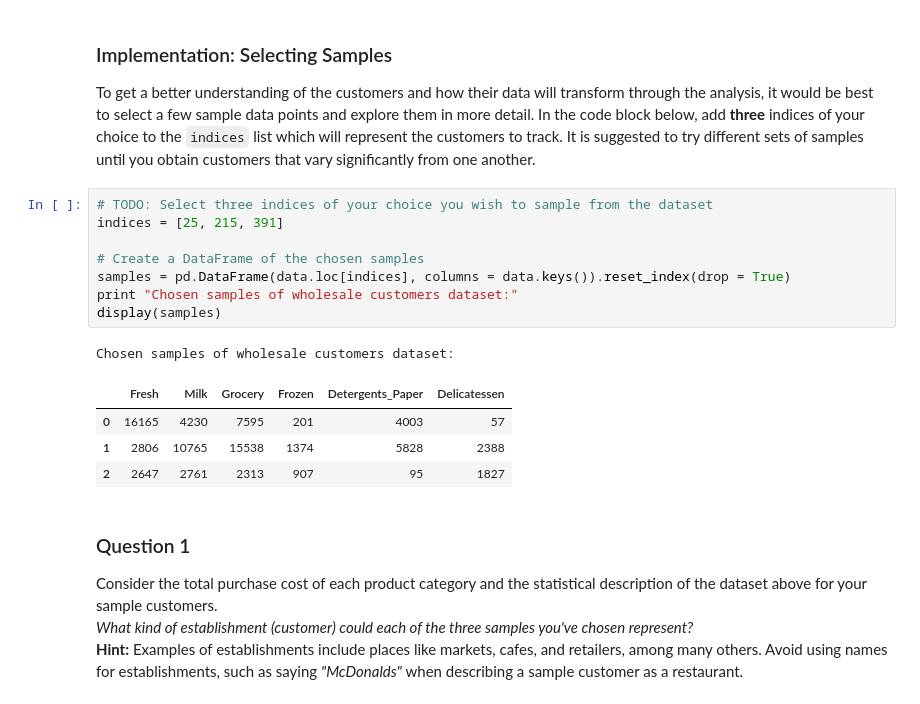
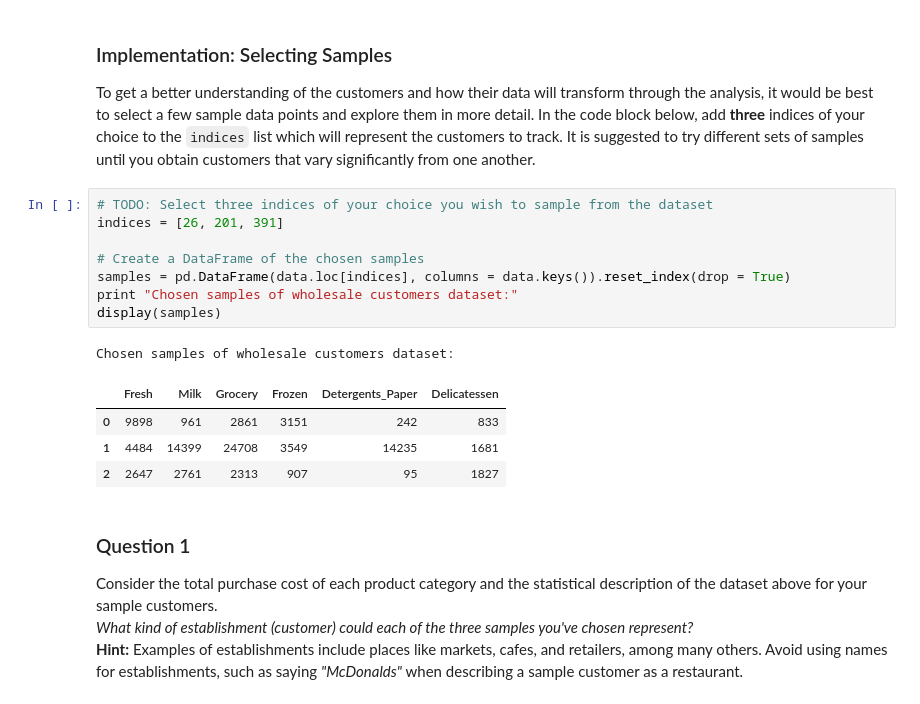
Before and after one commit to xushiyan/udacity-machine-learning, a Jupyter notebook: projects/creating_customer_segments/customer_segments.ipynb, the cells around one changed output. Saved outputs shown, nothing was run; the diff lists cells and outputs as text.

```diff
--- a/projects/creating_customer_segments/customer_segments.ipynb
+++ b/projects/creating_customer_segments/customer_segments.ipynb
@@ -58,17 +58,17 @@ display(data.describe())
 To get a better understanding of the customers and how their data will transform through the analysis, it would be best to select a few sample data points and explore them in more detail. In the code block below, add **three** indices of your choice to the `indices` list which will represent the customers to track. It is suggested to try different sets of samples until you obtain customers that vary significantly from one another.
 # %%
 # TODO: Select three indices of your choice you wish to sample from the dataset
-indices = [25, 215, 391]
+indices = [26, 201, 391]
 
 # Create a DataFrame of the chosen samples
 samples = pd.DataFrame(data.loc[indices], columns = data.keys()).reset_index(drop = True)
 print "Chosen samples of wholesale customers dataset:"
 display(samples)
 # %% [output]
 Chosen samples of wholesale customers dataset:
 |  | Fresh | Milk | Grocery | Frozen | Detergents_Paper | Delicatessen |
-| 0 | 16165 | 4230 | 7595 | 201 | 4003 | 57 |
-| 1 | 2806 | 10765 | 15538 | 1374 | 5828 | 2388 |
+| 0 | 9898 | 961 | 2861 | 3151 | 242 | 833 |
+| 1 | 4484 | 14399 | 24708 | 3549 | 14235 | 1681 |
 | 2 | 2647 | 2761 | 2313 | 907 | 95 | 1827 |
 # %% [markdown]
 ### Question 1
```
Also changed, not shown: parts of 8 cells of this notebook.
